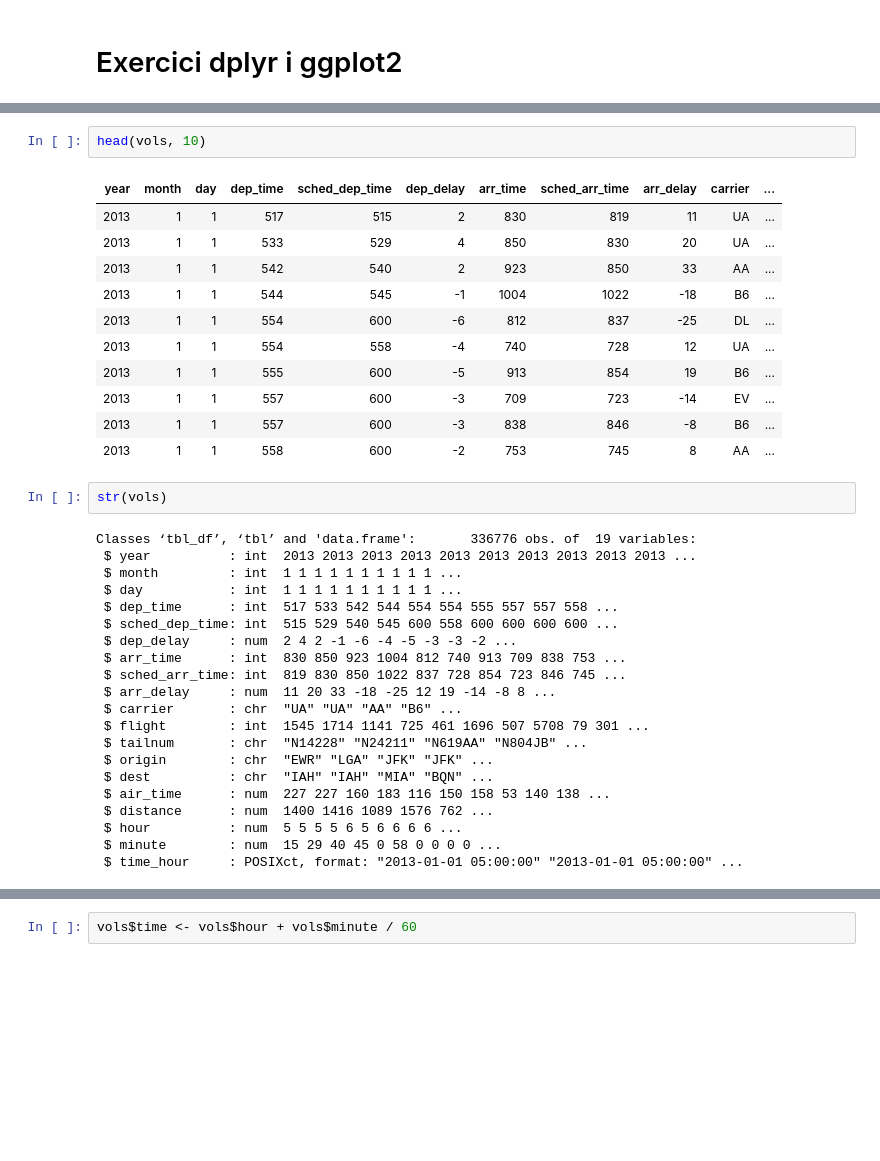
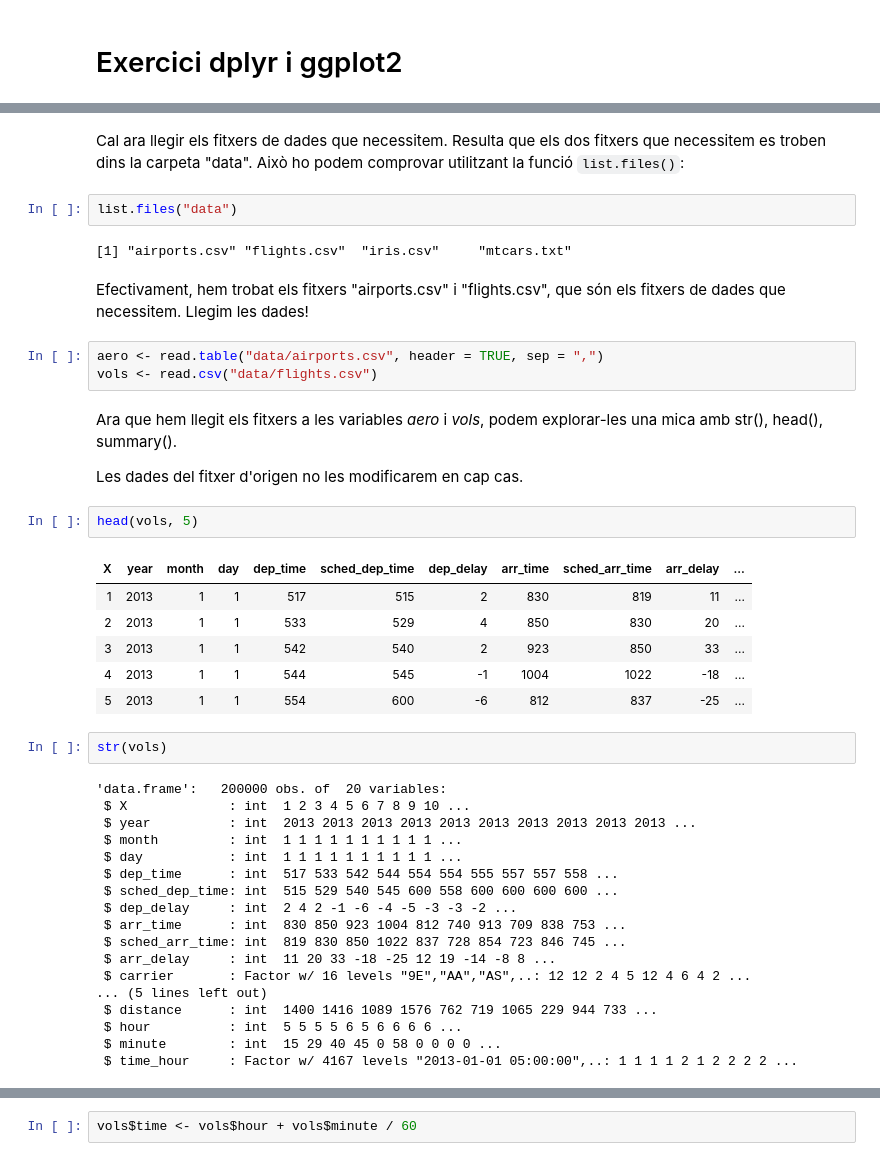
Before and after one commit to jantonz/IntroductionR, a Jupyter notebook: exercici_dplyr_i_ggplot2.ipynb, the cells around one changed output, grey strips where cells are left out. Saved outputs shown, nothing was run; the diff lists cells and outputs as text; blank space fills up the shorter version.

```diff
--- a/exercici_dplyr_i_ggplot2.ipynb
+++ b/exercici_dplyr_i_ggplot2.ipynb
@@ -30,40 +41,47 @@ vols <- flights
+# %% [markdown]
+Cal ara llegir els fitxers de dades que necessitem. Resulta que els dos fitxers que necessitem es troben dins la carpeta "data". Això ho podem comprovar utilitzant la funció `list.files()`:
+# %%
+list.files("data")
+# %% [output]
+[1] "airports.csv" "flights.csv"  "iris.csv"     "mtcars.txt"
+# %% [markdown]
+Efectivament, hem trobat els fitxers "airports.csv" i "flights.csv", que són els fitxers de dades que necessitem. Llegim les dades!
+# %%
+aero <- read.table("data/airports.csv", header = TRUE, sep = ",")
+vols <- read.csv("data/flights.csv")
+# %% [markdown]
+Ara que hem llegit els fitxers a les variables _aero_ i _vols_, podem explorar-les una mica amb str(), head(), summary().
+
+Les dades del fitxer d'origen no les modificarem en cap cas.
 # %%
-head(vols, 10)
+head(vols, 5)
 # %% [output]
-| year | month | day | dep_time | sched_dep_time | dep_delay | arr_time | sched_arr_time | arr_delay | carrier | ... |
-| 2013 | 1 | 1 | 517 | 515 | 2 | 830 | 819 | 11 | UA | ... |
-| 2013 | 1 | 1 | 533 | 529 | 4 | 850 | 830 | 20 | UA | ... |
-| 2013 | 1 | 1 | 542 | 540 | 2 | 923 | 850 | 33 | AA | ... |
-| 2013 | 1 | 1 | 544 | 545 | -1 | 1004 | 1022 | -18 | B6 | ... |
-| 2013 | 1 | 1 | 554 | 600 | -6 | 812 | 837 | -25 | DL | ... |
-| 2013 | 1 | 1 | 554 | 558 | -4 | 740 | 728 | 12 | UA | ... |
-| 2013 | 1 | 1 | 555 | 600 | -5 | 913 | 854 | 19 | B6 | ... |
-| 2013 | 1 | 1 | 557 | 600 | -3 | 709 | 723 | -14 | EV | ... |
-| 2013 | 1 | 1 | 557 | 600 | -3 | 838 | 846 | -8 | B6 | ... |
-| 2013 | 1 | 1 | 558 | 600 | -2 | 753 | 745 | 8 | AA | ... |
+| X | year | month | day | dep_time | sched_dep_time | dep_delay | arr_time | sched_arr_time | arr_delay | ... |
+| 1 | 2013 | 1 | 1 | 517 | 515 | 2 | 830 | 819 | 11 | ... |
+| 2 | 2013 | 1 | 1 | 533 | 529 | 4 | 850 | 830 | 20 | ... |
+| 3 | 2013 | 1 | 1 | 542 | 540 | 2 | 923 | 850 | 33 | ... |
+| 4 | 2013 | 1 | 1 | 544 | 545 | -1 | 1004 | 1022 | -18 | ... |
+| 5 | 2013 | 1 | 1 | 554 | 600 | -6 | 812 | 837 | -25 | ... |
 # %%
 str(vols)
 # %% [output]
-Classes ‘tbl_df’, ‘tbl’ and 'data.frame':       336776 obs. of  19 variables:
+'data.frame':   200000 obs. of  20 variables:
+ $ X             : int  1 2 3 4 5 6 7 8 9 10 ...
  $ year          : int  2013 2013 2013 2013 2013 2013 2013 2013 2013 2013 ...
  $ month         : int  1 1 1 1 1 1 1 1 1 1 ...
  $ day           : int  1 1 1 1 1 1 1 1 1 1 ...
  $ dep_time      : int  517 533 542 544 554 554 555 557 557 558 ...
  $ sched_dep_time: int  515 529 540 545 600 558 600 600 600 600 ...
- $ dep_delay     : num  2 4 2 -1 -6 -4 -5 -3 -3 -2 ...
+ $ dep_delay     : int  2 4 2 -1 -6 -4 -5 -3 -3 -2 ...
  $ arr_time      : int  830 850 923 1004 812 740 913 709 838 753 ...
  $ sched_arr_time: int  819 830 850 1022 837 728 854 723 846 745 ...
- $ arr_delay     : num  11 20 33 -18 -25 12 19 -14 -8 8 ...
- $ carrier       : chr  "UA" "UA" "AA" "B6" ...
- $ flight        : int  1545 1714 1141 725 461 1696 507 5708 79 301 ...
- $ tailnum       : chr  "N14228" "N24211" "N619AA" "N804JB" ...
- $ origin        : chr  "EWR" "LGA" "JFK" "JFK" ...
- $ dest          : chr  "IAH" "IAH" "MIA" "BQN" ...
- $ air_time      : num  227 227 160 183 116 150 158 53 140 138 ...
- $ distance      : num  1400 1416 1089 1576 762 ...
- $ hour          : num  5 5 5 5 6 5 6 6 6 6 ...
- $ minute        : num  15 29 40 45 0 58 0 0 0 0 ...
- $ time_hour     : POSIXct, format: "2013-01-01 05:00:00" "2013-01-01 05:00:00" ...
+ $ arr_delay     : int  11 20 33 -18 -25 12 19 -14 -8 8 ...
+ $ carrier       : Factor w/ 16 levels "9E","AA","AS",..: 12 12 2 4 5 12 4 6 4 2 ...
+... (5 lines left out)
+ $ distance      : int  1400 1416 1089 1576 762 719 1065 229 944 733 ...
+ $ hour          : int  5 5 5 5 6 5 6 6 6 6 ...
+ $ minute        : int  15 29 40 45 0 58 0 0 0 0 ...
+ $ time_hour     : Factor w/ 4167 levels "2013-01-01 05:00:00",..: 1 1 1 1 2 1 2 2 2 2 ...
 # %%
 summary(vols)
 # %% [output]
```
Also changed, not shown: parts of 69 cells of this notebook, 8 other files.
